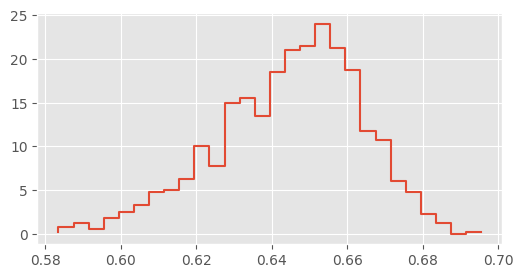
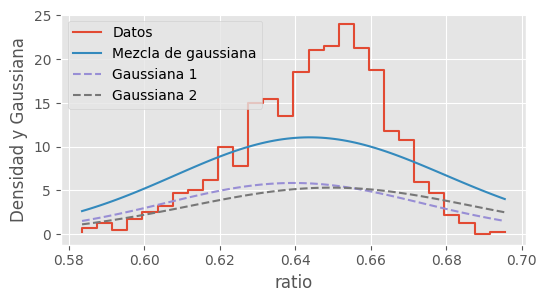
Code edit (unified diff) that turned the first committed figure into the second:
--- before
+++ after
@@ -1,7 +1,7 @@
-pi = None
+pi = 0.5 # Mixing coefficient, typically between 0 and 1
 mu1 =  data['ratio'].mean()
-sigma1 = data['densidad'].mean()
-mu2 =  data['ratio'].mean()
-sigma2 = data['densidad'].mean()
+sigma1 = data['ratio'].std()
+mu2 =  data['ratio'].mean() + 0.01 # Slightly shifted mean for the second Gaussian
+sigma2 = data['ratio'].std() * 1.1 # Slightly different std for the second Gaussian
 
 # Graficamos la densidad junto con la mezcla de gaussiana
@@ -10,6 +10,6 @@
 r = np.linspace(data['ratio'].min(), data['ratio'].max(), 100)
 plt.plot(r, gauss_mixture(r, mu1, mu2, sigma1, sigma2, pi), label='Mezcla de gaussiana')
-plt.plot(r, pi*norm.pdf(r, mu1, sigma1), label='Gaussiana 1')
-plt.plot(r, (1-pi)*norm.pdf(r, mu2, sigma2), label='Gaussiana 2')
+plt.plot(r, pi*norm.pdf(r, mu1, sigma1), label='Gaussiana 1', linestyle='--')
+plt.plot(r, (1-pi)*norm.pdf(r, mu2, sigma2), label='Gaussiana 2', linestyle='--')
 plt.legend()
 plt.xlabel('ratio')

Commit: Creado con Colab